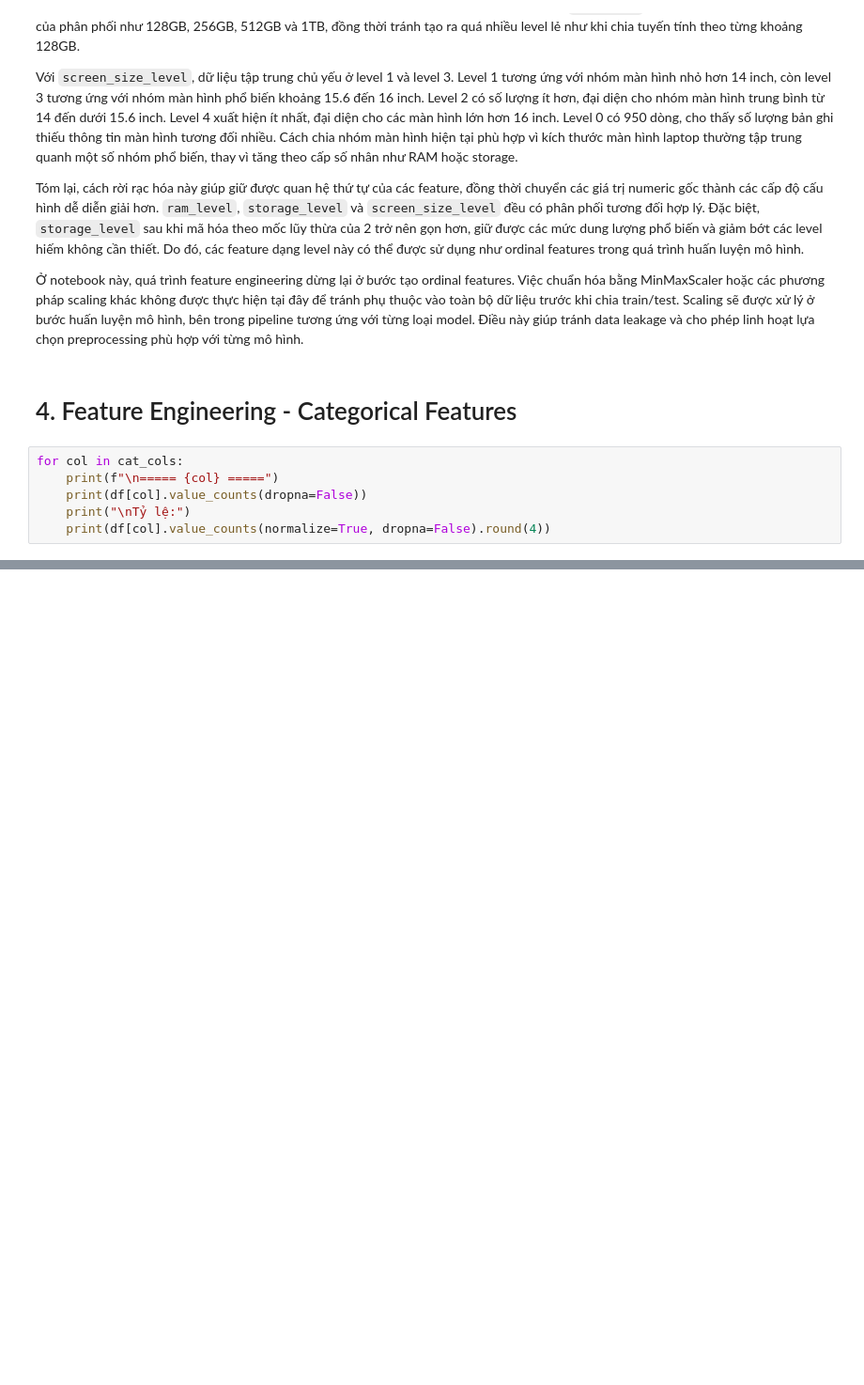
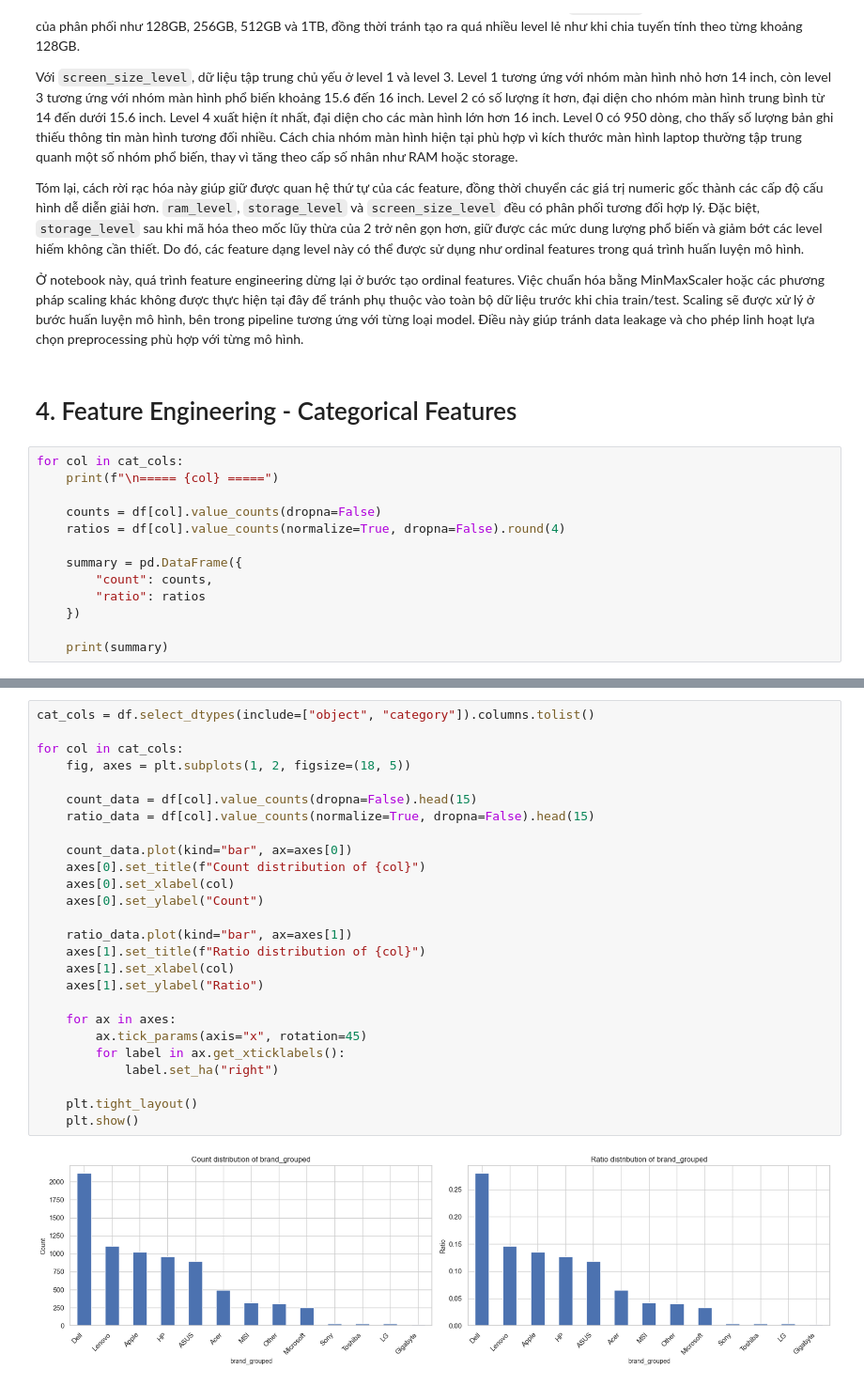
Before and after one commit to thisYui/Laptop-Price-Prediction, a Jupyter notebook: notebooks/data/06_feature_engineering.ipynb, the cells around one changed output, grey strips where cells are left out. Shown at 94% size. Cells and saved outputs as stored; diff of their text form; blank space fills up the shorter version.

```diff
--- a/notebooks/data/06_feature_engineering.ipynb
+++ b/notebooks/data/06_feature_engineering.ipynb
@@ -443,8 +443,15 @@ Tóm lại, cách rời rạc hóa này giúp giữ được quan hệ thứ t
 # %%
 for col in cat_cols:
     print(f"\n===== {col} =====")
-    print(df[col].value_counts(dropna=False))
-    print("\nTỷ lệ:")
-    print(df[col].value_counts(normalize=True, dropna=False).round(4))
+
+    counts = df[col].value_counts(dropna=False)
+    ratios = df[col].value_counts(normalize=True, dropna=False).round(4)
+
+    summary = pd.DataFrame({
+        "count": counts,
+        "ratio": ratios
+    })
+
+    print(summary)
 # %% [output]
 ===== brand_grouped =====
@@ -466,0 +474,28 @@ Name: proportion, dtype: float64
+# %%
+cat_cols = df.select_dtypes(include=["object", "category"]).columns.tolist()
+
+for col in cat_cols:
+    fig, axes = plt.subplots(1, 2, figsize=(18, 5))
+
+    count_data = df[col].value_counts(dropna=False).head(15)
+    ratio_data = df[col].value_counts(normalize=True, dropna=False).head(15)
+
+    count_data.plot(kind="bar", ax=axes[0])
+    axes[0].set_title(f"Count distribution of {col}")
+    axes[0].set_xlabel(col)
+    axes[0].set_ylabel("Count")
+
+    ratio_data.plot(kind="bar", ax=axes[1])
+    axes[1].set_title(f"Ratio distribution of {col}")
+    axes[1].set_xlabel(col)
+    axes[1].set_ylabel("Ratio")
+
+    for ax in axes:
+        ax.tick_params(axis="x", rotation=45)
+        for label in ax.get_xticklabels():
+            label.set_ha("right")
+
+    plt.tight_layout()
+    plt.show()
+# %% [output]
+[figure, added]
```
Also changed, not shown: parts of 18 cells of this notebook, 6 other files.
